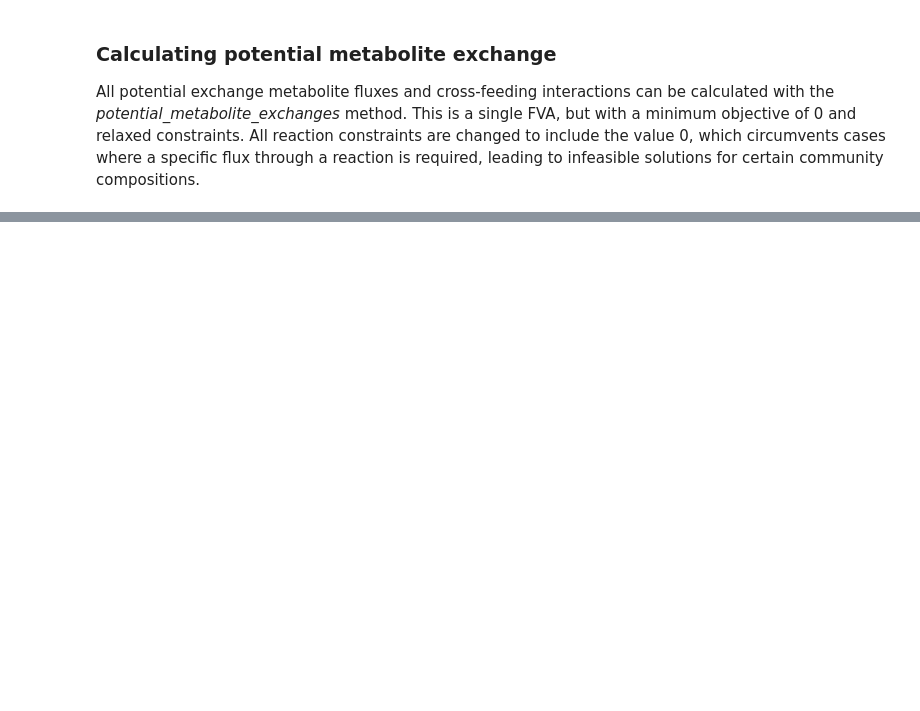
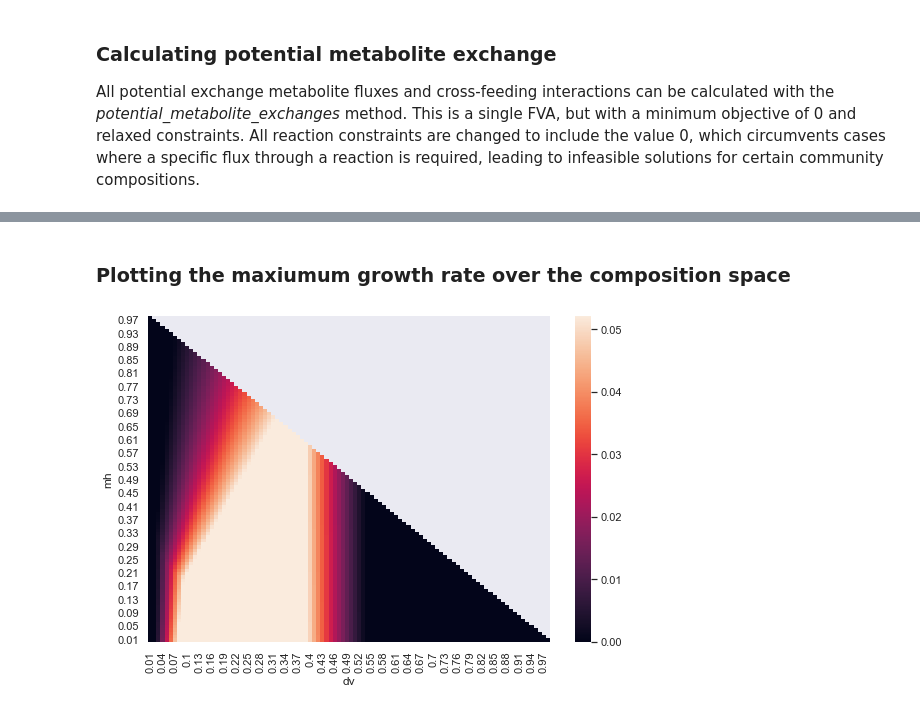
Before and after one commit to univieCUBE/PyCoMo, a Jupyter notebook: tutorial/PyCoMo_basics.ipynb, the cells around one changed output, grey strips where cells are left out. Drawn from its saved outputs; the diff is of its cells as text; code cells hidden in the pictures; blank space fills up the shorter version.

Commit message:
Added an example for maximum growth rate sampling to the tutorial.

```diff
--- a/tutorial/PyCoMo_basics.ipynb
+++ b/tutorial/PyCoMo_basics.ipynb
@@ -446,3 +452,44 @@ com_model_obj.potential_metabolite_exchanges()
 | 10 | MetOH_EX_exchg | nethanol_external | False | [] | [] |
 | 11 | BM_tot_exchg | total_biomass | False | [] | [] |
 | 12 | cpd11416_exchg | Community Biomass | False | [] | [] |
+# %% [markdown]
+### Plotting the maxiumum growth rate over the composition space ###
+# %%
+import pandas as pd
+
+# Iterate over the fractions in steps of 0.01
+rows = []
+for i in range (1,100,1):  # fraction of D. vulgaris
+    for j in range (1, 100-i, 1): # fraction of M. hungatei
+        if (100-i-j) < 0:
+            continue
+
+        abundances = {"dv": i/100., "mh": j/100., "mb": (100-i-j)/100.}
+
+        # Apply the abuyndances
+        com_model_obj.apply_abundance(abundances)
+
+        # Reapply the bound restrictions of the exchange reactions
+        com_model_obj.community_model.reactions.get_by_id("EX_Form_EX_exchg").upper_bound = 0.
+        com_model_obj.community_model.reactions.get_by_id("EX_H2_EX_exchg").upper_bound = 0.
+
+        # Calculate the optimal growth rate
+        solution = com_model_obj.community_model.optimize()
+        growth = 0. if str(solution.status) == "infeasible" else solution.objective_value
+        rows.append({"dv": i/100., "mh": j/100., "growth": growth})
+
+growth_df = pd.DataFrame(rows)
+# %%
+import matplotlib.pyplot as plt
+import seaborn as sns
+sns.set_theme()
+
+# Restructure dataframe for heatmap
+growth_df_pivot = growth_df.pivot("mh", "dv", "growth")
+
+# Draw a heatmap with the numeric values in each cell
+f, ax = plt.subplots(figsize=(9, 6))
+sns.heatmap(growth_df_pivot, ax=ax)
+ax.invert_yaxis()
+# %% [output]
+[figure, added]
```
Also changed, not shown: parts of 5 cells of this notebook, 2 other files.
